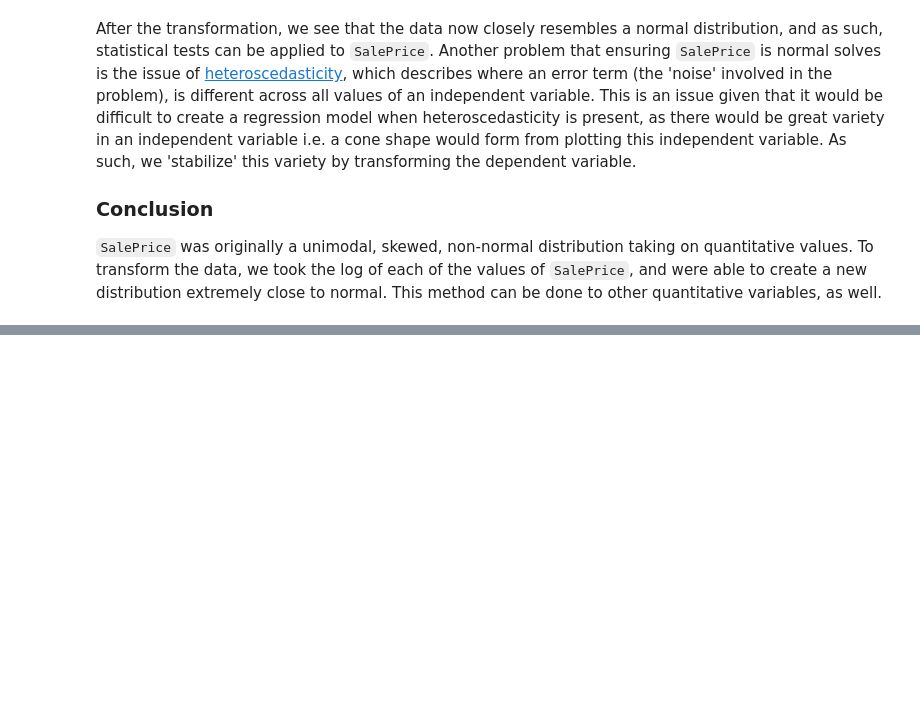
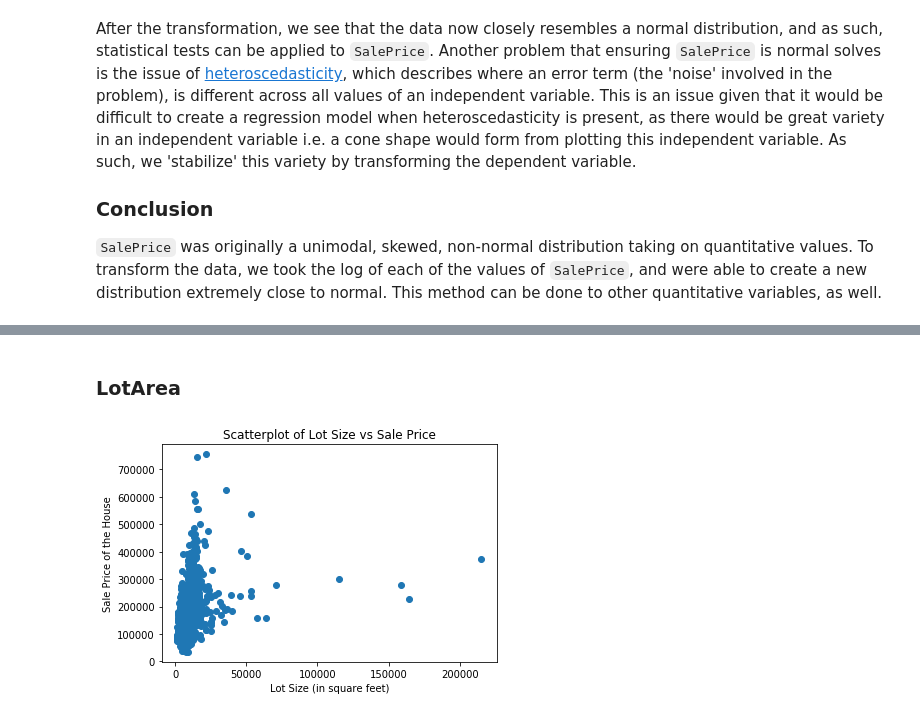
Before and after one commit to philliplagoc/Kaggle-Housing-Price-Contest, a Jupyter notebook: Housing_Price_Estimation.ipynb, the cells around one changed output, grey strips where cells are left out. Saved outputs shown, nothing was run; the diff lists cells and outputs as text; code cells hidden in the pictures; blank space fills up the shorter version.

```diff
--- a/Housing_Price_Estimation.ipynb
+++ b/Housing_Price_Estimation.ipynb
@@ -151,0 +195,11 @@ I will
+# %% [markdown]
+### LotArea
+# %%
+fig, ax = plt.subplots(figsize=(6, 4))
+ax.set_title('Scatterplot of Lot Size vs Sale Price')
+ax.set_ylabel('Sale Price of the House')
+ax.set_xlabel('Lot Size (in square feet)')
+ax.scatter(data['LotArea'], data['SalePrice'])
+plt.show()
+# %% [output]
+[figure, added]
```
Also changed, not shown: parts of 29 cells of this notebook.
